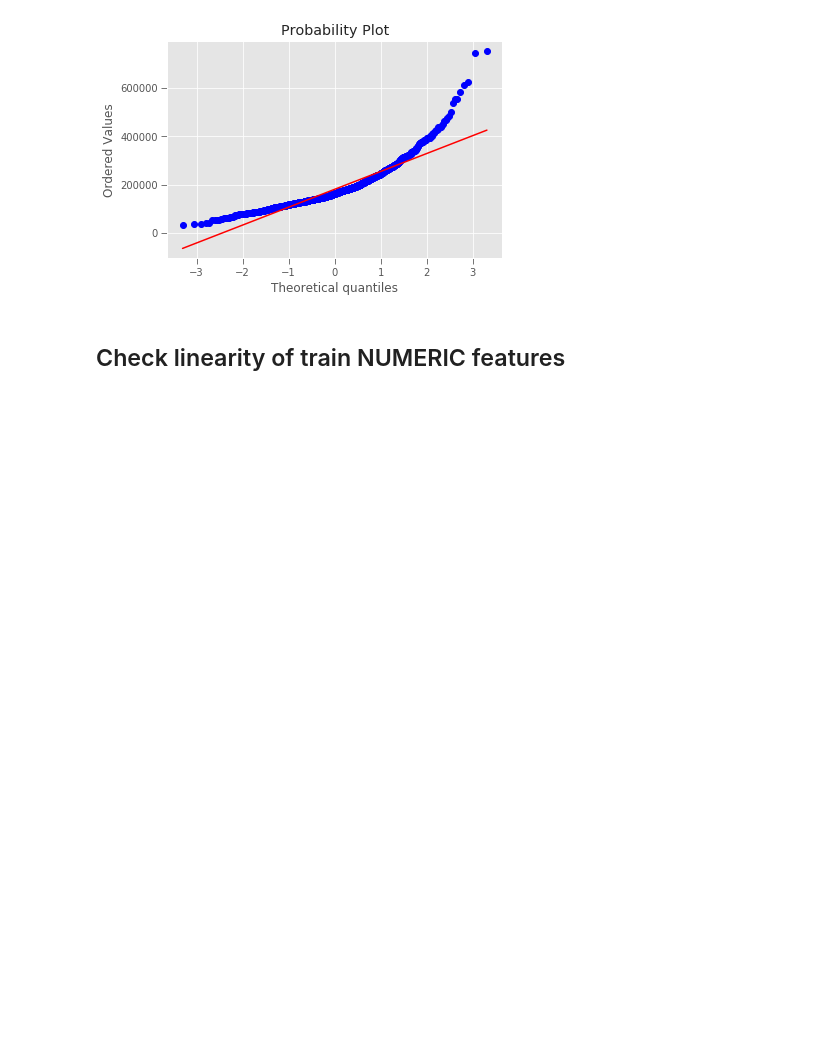
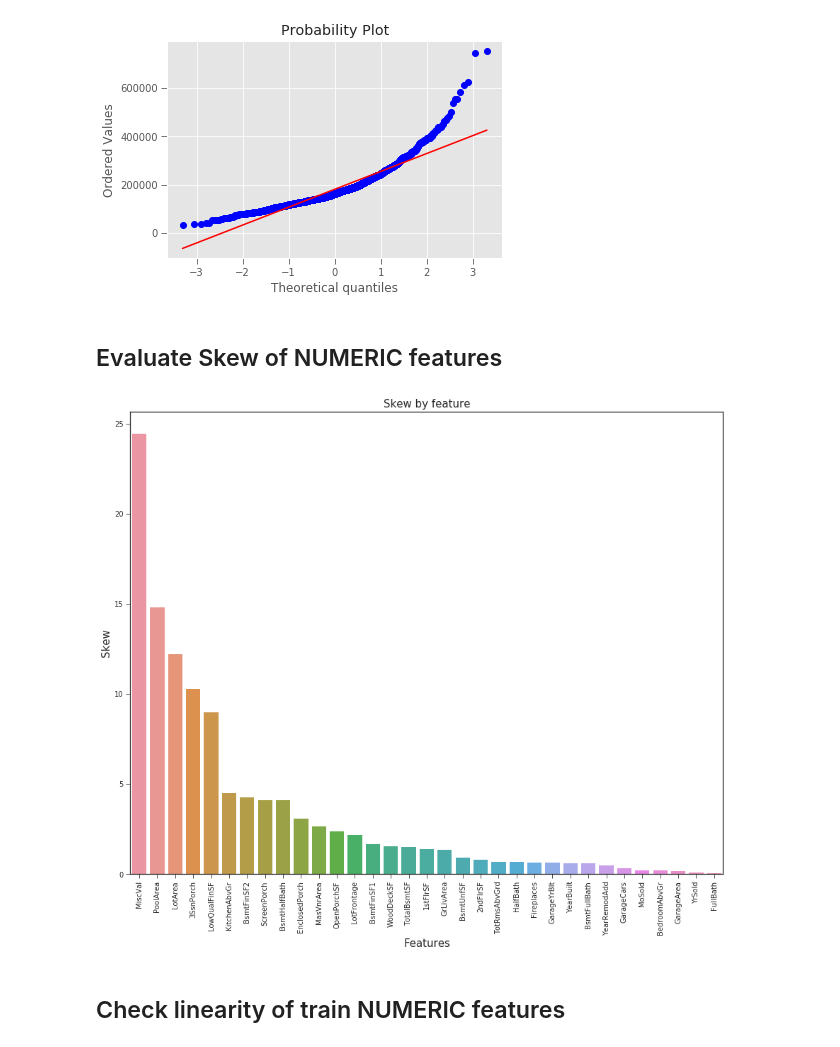
Before and after one commit to benji/generic-eda-notebook, a Jupyter notebook: generic_eda.ipynb, the cells around one changed output. Drawn from its saved outputs; the diff is of its cells as text; code cells hidden in the pictures; blank space fills up the shorter version.

Commit message:
Added skew

```diff
--- a/generic_eda.ipynb
+++ b/generic_eda.ipynb
@@ -23,6 +25,14 @@ style.use('ggplot')
+# %%
+train_path = 'train.csv'
+test_path = 'test.csv'
+schema_path = 'schema.yaml'
+
+#train_path = '/home/benji/workspace-perso/kaggle-house-prices-advanced-regression-techniques/tmp/train.csv'
+#test_path = '/home/benji/workspace-perso/kaggle-house-prices-advanced-regression-techniques/tmp/test.csv'
+#schema_path = '/home/benji/workspace-perso/kaggle-house-prices-advanced-regression-techniques/tmp/schema.yaml'
 # %%
 # First we need a schema file
-schema = yaml.safe_load(open('schema.yaml', 'r').read())
+schema = yaml.safe_load(open(schema_path, 'r').read())
 
 # convert schema categorical values to string
 for c in schema['columns']:
@@ -37,7 +47,7 @@ for c in schema['columns']:
         dtypes[c] = str
 
 # load data
-train = pd.read_csv('train.csv', dtype=dtypes)
-test = pd.read_csv('test.csv', dtype=dtypes)
+train = pd.read_csv(train_path, dtype=dtypes)
+test = pd.read_csv(test_path, dtype=dtypes)
 
 train0 = train.copy()
@@ -99,6 +107,8 @@ Number of features with missing data: 34
 # %%
 categorical_features = [c for c in features if schema['columns'][c]['type'] == 'CATEGORICAL' ]
 #print 'categorical features:',categorical_features
+
+counter_bad = 0
 
 for c in categorical_features:
     cats = schema['columns'][c]['categories']
@@ -106,10 +116,13 @@ for c in categorical_features:
     tmp = tmp[~tmp[c].isin(cats)]
 
     if len(tmp) > 0:
+        counter_bad += 1
         summary = tmp.groupby(c).size().sort_values(ascending=False)
         display(HTML(summary.to_frame().to_html()))
         print 'Valid categories',cats
         print '----------------------------------------------------------------------------------------------'
+
+print counter_bad,'/',len(categorical_features),'features are misspelled'
 # %% [output]
 |  | 0 |
 | BsmtExposure |  |
@@ -153,6 +167,29 @@ plt.show()
 # %% [output]
 [figure]
 [figure]
+# %% [markdown]
+## Evaluate Skew of NUMERIC features
+# %%
+if True:
+    numeric_features = [c for c in features if schema['columns'][c]['type'] == 'NUMERIC' and train[c].nunique() > 2 ]
+
+    skdf = pd.DataFrame(columns=['col','skew'])
+    for i, c in enumerate(numeric_features):
+        skewness = np.abs(skew(train[c], nan_policy='omit'))
+        #print c, skewness
+        skdf.loc[i] = [c,skewness]
+
+    skdf.sort_values('skew', ascending=False, inplace=True)
+
+    f, ax = plt.subplots(figsize=(15, 12))
+    sns.barplot(x=skdf['col'], y=skdf['skew'])
+
+    plt.xticks(rotation='90')
+    plt.xlabel('Features', fontsize=15)
+    plt.ylabel('Skew', fontsize=15)
+    plt.title('Skew by feature', fontsize=15)
+# %% [output]
+[figure, added]
 # %% [markdown]
 ## Check linearity of train NUMERIC features
 # %%
```
Also changed, not shown: parts of 5 cells of this notebook.
